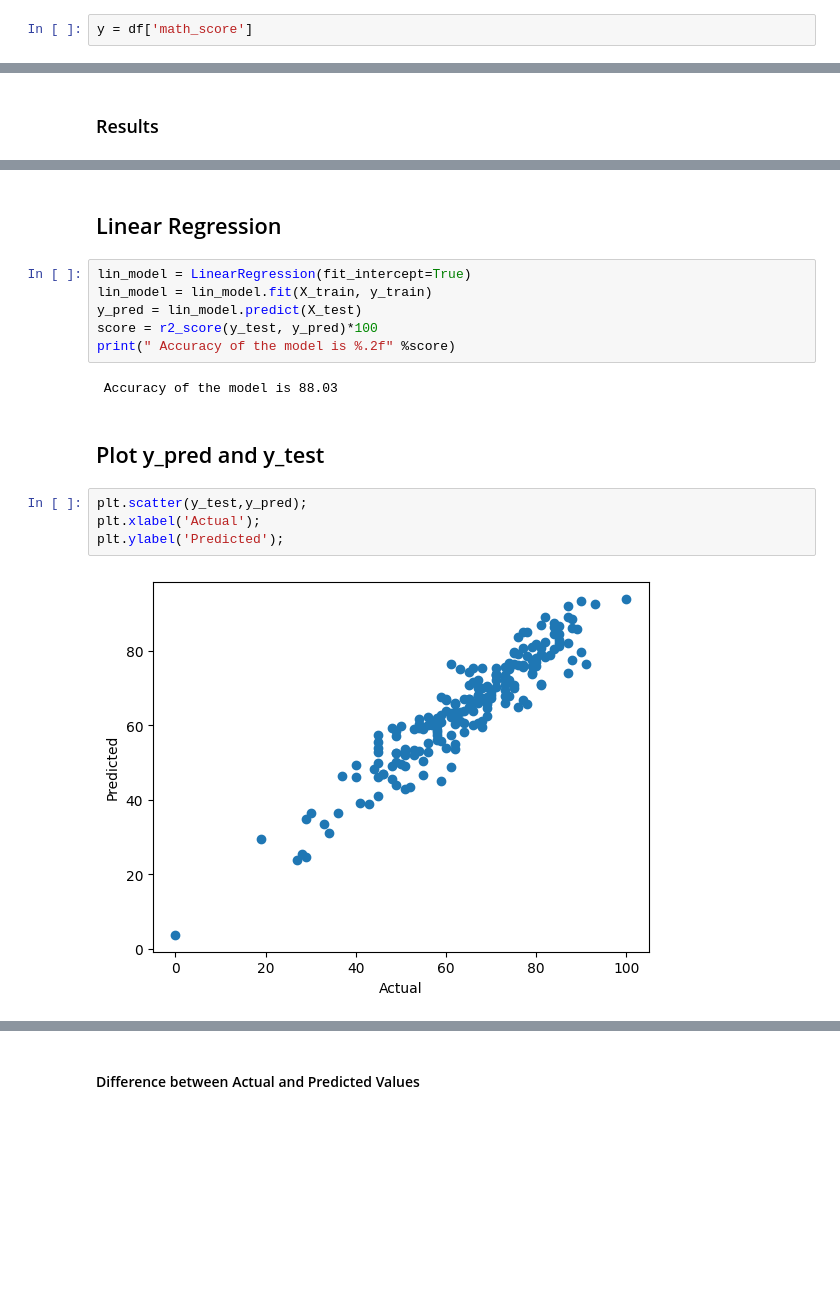
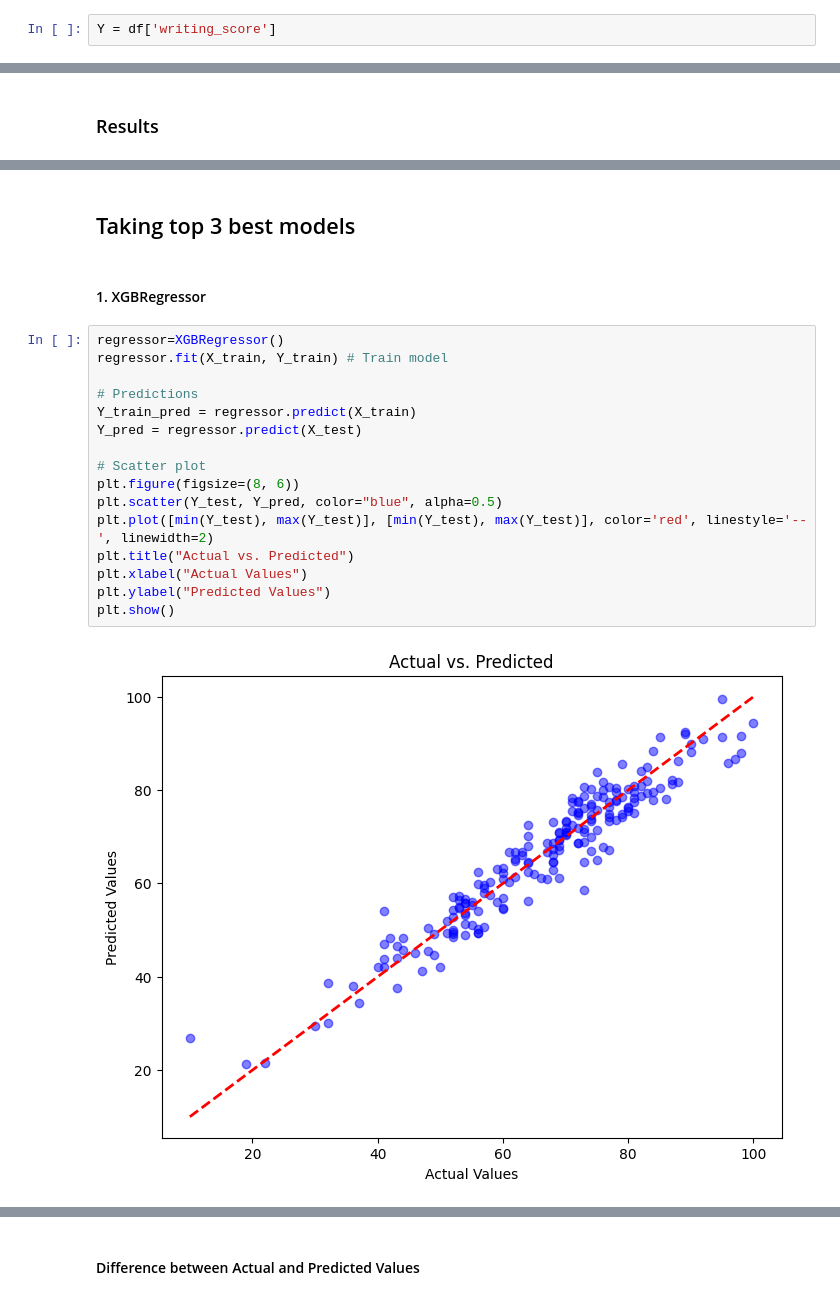
Before and after one commit to RKMahaur/ML-PROJECT-Student-Performance-Indicator, a Jupyter notebook: notebook/2. MODEL TRAINING.ipynb, the cells around one changed output, grey strips where cells are left out. Cells and saved outputs as stored; diff of their text form; blank space fills up the shorter version.

```diff
--- a/notebook/2. MODEL TRAINING.ipynb
+++ b/notebook/2. MODEL TRAINING.ipynb
@@ -79,5 +70,5 @@ Categories in'parental level of education' variable: ["bachelor's degree" 'some
 Categories in 'lunch' variable:      ['standard' 'free/reduced']
 Categories in 'test preparation course' variable:      ['none' 'completed']
 # %%
-y = df['math_score']
+Y = df['writing_score']
 # %%
@@ -217,19 +339,23 @@ pd.DataFrame(list(zip(model_list, r2_list)), columns=['Model Name', 'R2_Score'])
 # %% [markdown]
-## Linear Regression
+## Taking top 3 best models
-# %%
-lin_model = LinearRegression(fit_intercept=True)
-lin_model = lin_model.fit(X_train, y_train)
-y_pred = lin_model.predict(X_test)
-score = r2_score(y_test, y_pred)*100
-print(" Accuracy of the model is %.2f" %score)
-# %% [output]
- Accuracy of the model is 88.03
-# %% [markdown]
-## Plot y_pred and y_test
-# %%
-plt.scatter(y_test,y_pred);
-plt.xlabel('Actual');
-plt.ylabel('Predicted');
-# %% [output]
-[figure, removed]
+# %% [markdown]
+#### 1. XGBRegressor
+# %%
+regressor=XGBRegressor()
+regressor.fit(X_train, Y_train) # Train model
+
+# Predictions
+Y_train_pred = regressor.predict(X_train)
+Y_pred = regressor.predict(X_test)
+
+# Scatter plot
+plt.figure(figsize=(8, 6))
+plt.scatter(Y_test, Y_pred, color="blue", alpha=0.5)
+plt.plot([min(Y_test), max(Y_test)], [min(Y_test), max(Y_test)], color='red', linestyle='--', linewidth=2)
+plt.title("Actual vs. Predicted")
+plt.xlabel("Actual Values")
+plt.ylabel("Predicted Values")
+plt.show()
+# %% [output]
+[figure, added]
 # %%
```
Also changed, not shown: parts of 15 cells of this notebook.
